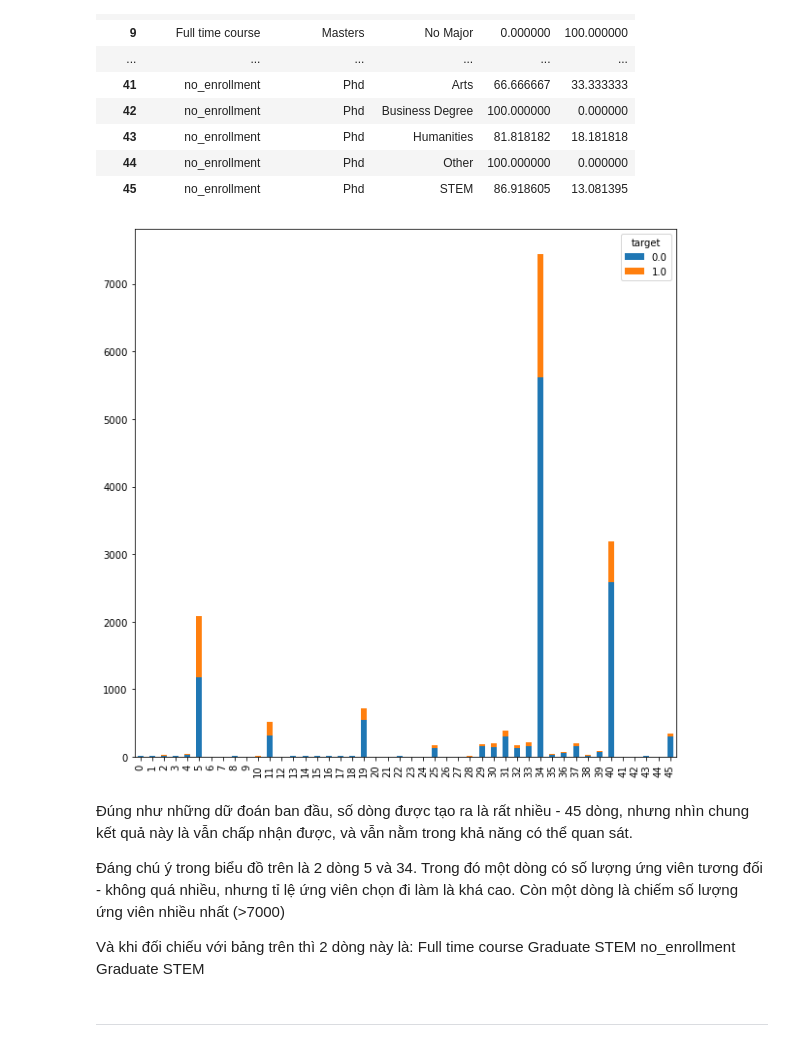
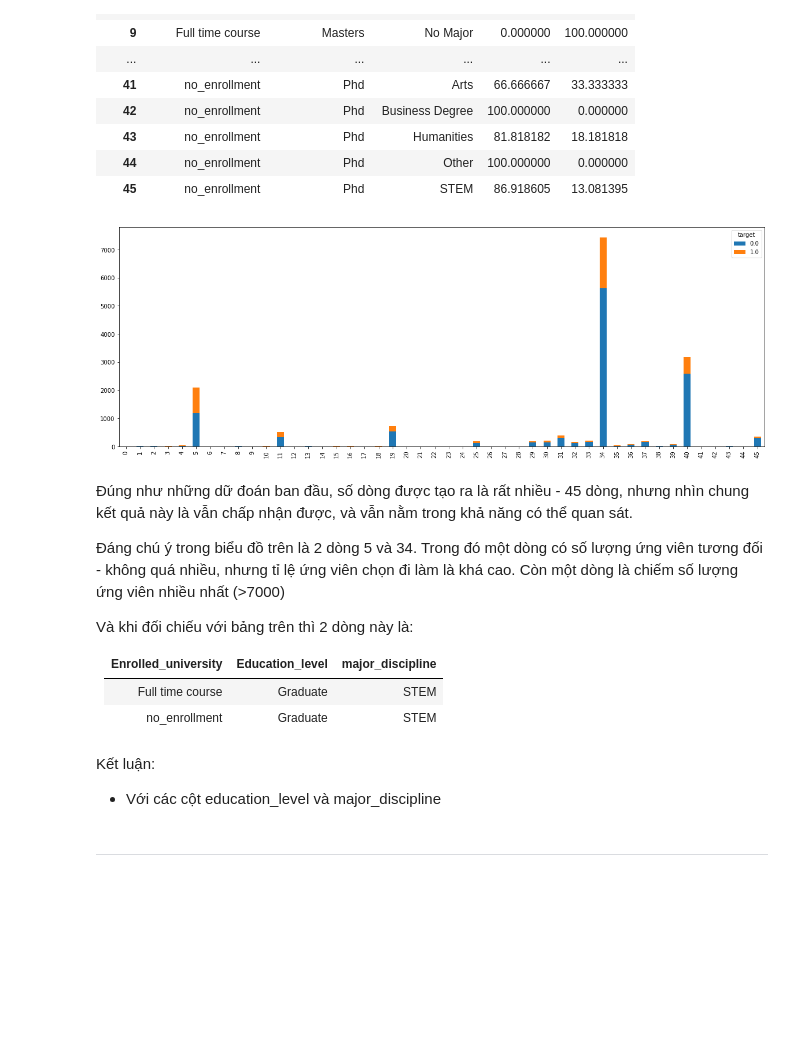
Before and after one commit to molr298/Project_IntroDS, a Jupyter notebook: Final-T.ipynb, the cells around one changed output. Cells and saved outputs as stored; diff of their text form; code cells hidden in the pictures; blank space fills up the shorter version.

```diff
--- a/Final-T.ipynb
+++ b/Final-T.ipynb
@@ -523,17 +523,23 @@ plot_pctg
 | 44 | no_enrollment | Phd | Other | 100.000000 | 0.000000 |
 | 45 | no_enrollment | Phd | STEM | 86.918605 | 13.081395 |
 # %%
-ax = plot_df.plot.bar(stacked=True, figsize= (10,10))
+ax = plot_df.plot.bar(stacked=True, figsize= (20,7))
 # %% [output]
-[figure, old version]
+[figure, new version]
 # %% [markdown]
 Đúng như những dữ đoán ban đầu, số dòng được tạo ra là rất nhiều - 45 dòng, nhưng nhìn chung kết quả này là vẫn chấp nhận được, và vẫn nằm trong khả năng có thể quan sát.
 
 Đáng chú ý trong biểu đồ trên là 2 dòng 5 và 34. Trong đó một dòng có số lượng ứng viên tương đối - không quá nhiều, nhưng tỉ lệ ứng viên chọn đi làm là khá cao. Còn một dòng là chiếm số lượng ứng viên nhiều nhất (>7000)
 
 Và khi đối chiếu với bảng trên thì 2 dòng này là:
-Full time course	Graduate	STEM
-no_enrollment	Graduate	STEM
+
+| Enrolled_university | Education_level | major_discipline |
+| --------------- | --------- | ----- |
+| Full time course | Graduate |	STEM
+| no_enrollment | Graduate | STEM |
+# %% [markdown]
+Kết luận:
+- Với các cột education_level và major_discipline
 # %% [markdown]
 ***
 # %% [markdown]
```
